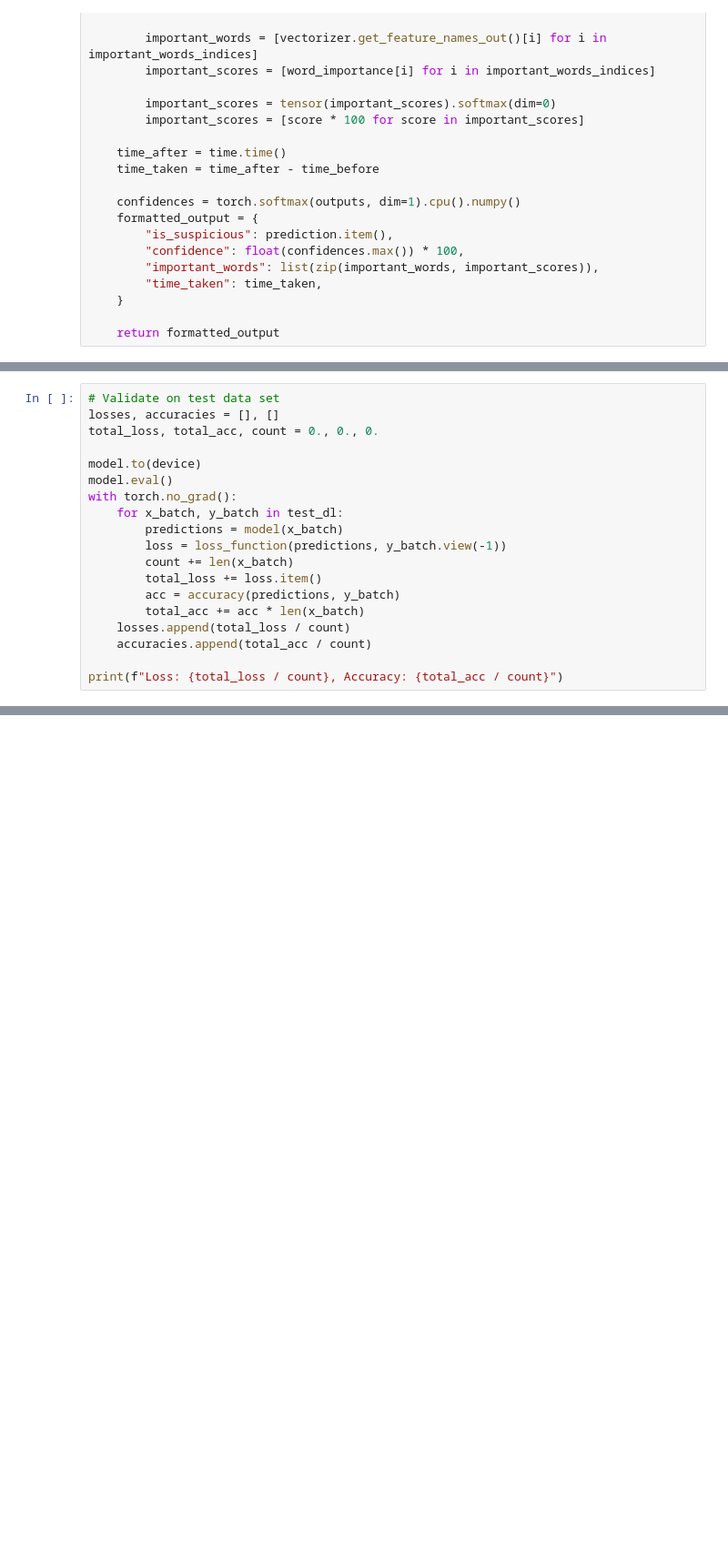
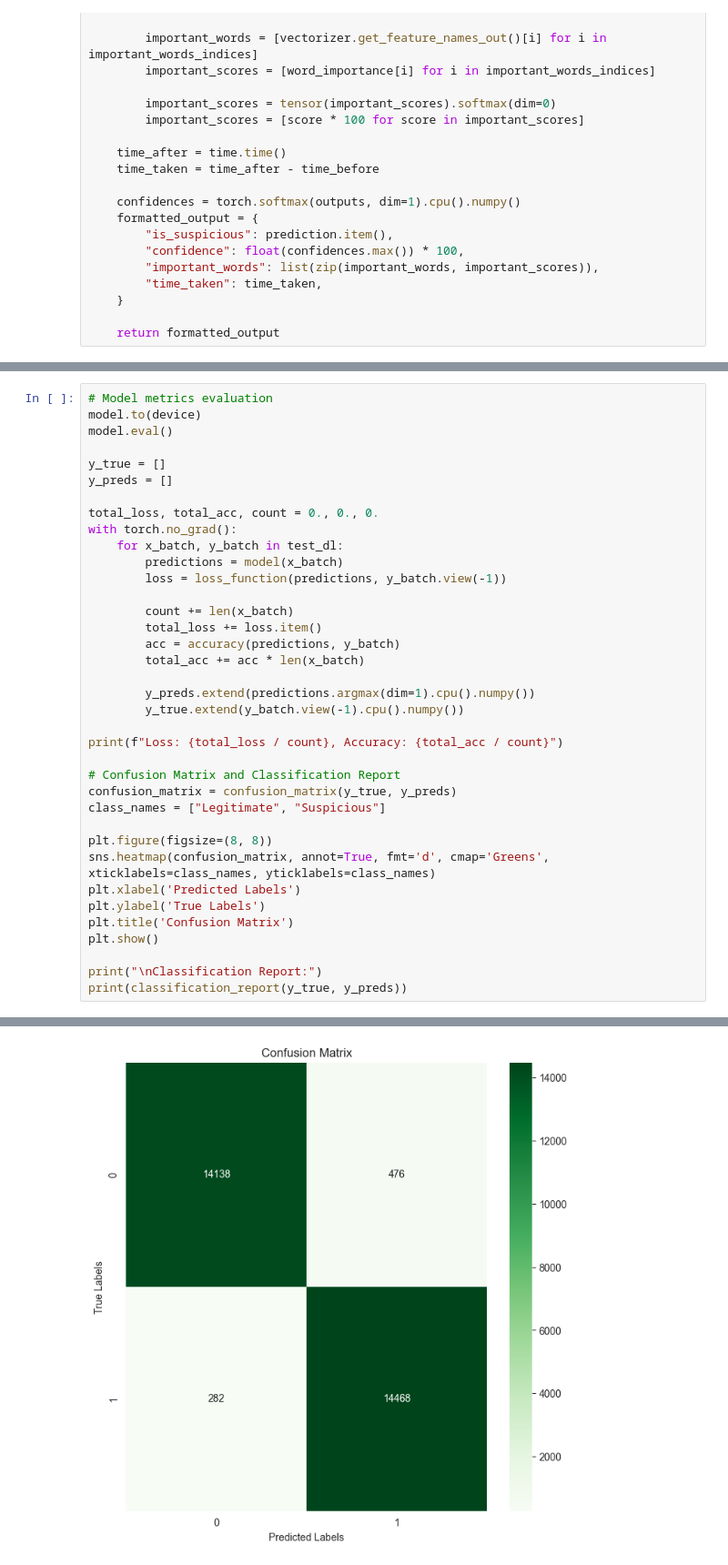
Before and after one commit to sqdArtemy/anti-spam-system, a Jupyter notebook: model/core/model.ipynb, the cells around one changed output, grey strips where cells are left out. Shown: that part at 91% size. Cells and saved outputs as stored; diff of their text form; blank space fills up the shorter version.

Commit message:
add confusion matrix and classification report

```diff
--- a/model/core/model.ipynb
+++ b/model/core/model.ipynb
@@ -353,19 +359,0 @@ print(answer)
-# %%
-# Validate on test data set
-losses, accuracies = [], []
-total_loss, total_acc, count = 0., 0., 0.
-
-model.to(device)
-model.eval()
-with torch.no_grad():
-    for x_batch, y_batch in test_dl:
-        predictions = model(x_batch)
-        loss = loss_function(predictions, y_batch.view(-1))
-        count += len(x_batch)
-        total_loss += loss.item()
-        acc = accuracy(predictions, y_batch)
-        total_acc += acc * len(x_batch)
-    losses.append(total_loss / count)
-    accuracies.append(total_acc / count)
-
-print(f"Loss: {total_loss / count}, Accuracy: {total_acc / count}")
@@ -373,0 +360,38 @@ Loss: 3.888032492618115e-05, Accuracy: 0.9751736820271872
+# %%
+# Model metrics evaluation
+model.to(device)
+model.eval()
+
+y_true = []
+y_preds = []
+
+total_loss, total_acc, count = 0., 0., 0.
+with torch.no_grad():
+    for x_batch, y_batch in test_dl:
+        predictions = model(x_batch)
+        loss = loss_function(predictions, y_batch.view(-1))
+
+        count += len(x_batch)
+        total_loss += loss.item()
+        acc = accuracy(predictions, y_batch)
+        total_acc += acc * len(x_batch)
+
+        y_preds.extend(predictions.argmax(dim=1).cpu().numpy())
+        y_true.extend(y_batch.view(-1).cpu().numpy())
+
+print(f"Loss: {total_loss / count}, Accuracy: {total_acc / count}")
+
+# Confusion Matrix and Classification Report
+confusion_matrix = confusion_matrix(y_true, y_preds)
+class_names = ["Legitimate", "Suspicious"]
+
+plt.figure(figsize=(8, 8))
+sns.heatmap(confusion_matrix, annot=True, fmt='d', cmap='Greens', xticklabels=class_names, yticklabels=class_names)
+plt.xlabel('Predicted Labels')
+plt.ylabel('True Labels')
+plt.title('Confusion Matrix')
+plt.show()
+
+print("\nClassification Report:")
+print(classification_report(y_true, y_preds))
+# %% [output]
@@ -373,0 +399 @@ Loss: 3.888032492618115e-05, Accuracy: 0.9751736820271872
+[figure, added]
```
Also changed, not shown: parts of 7 cells of this notebook, 2 other files.
